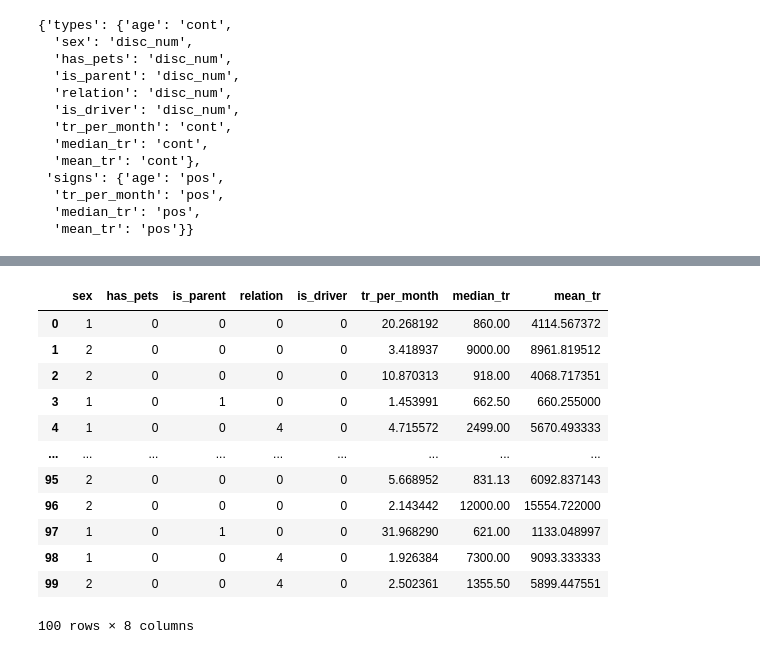
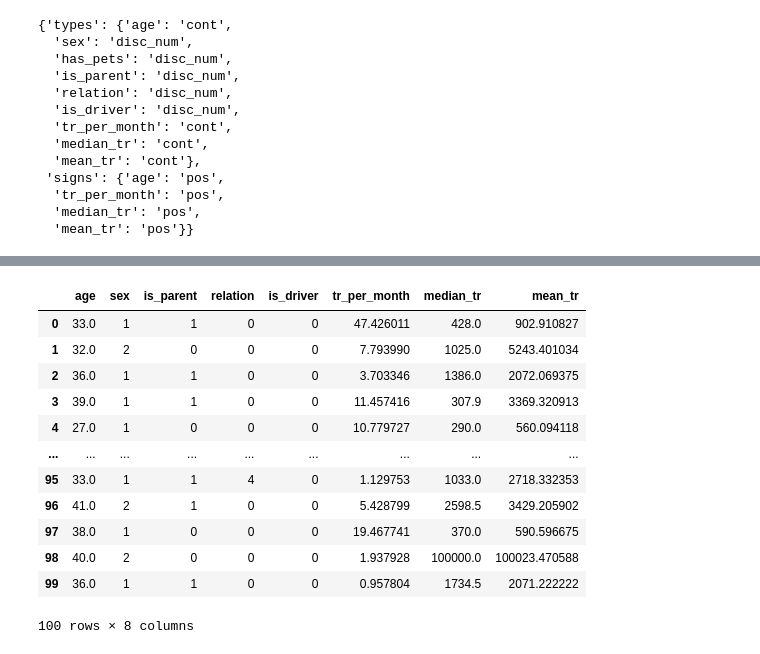
Before and after one commit to aimclub/BAMT, a Jupyter notebook: tutorials/example_socio.ipynb, the cells around one changed output, grey strips where cells are left out. Saved outputs shown, nothing was run; the diff lists cells and outputs as text; code cells hidden in the pictures.

```diff
--- a/tutorials/example_socio.ipynb
+++ b/tutorials/example_socio.ipynb
@@ -85,22 +85,22 @@ bn.get_info()
 # %%
 bn.fit_parameters(data)
 # %%
-test = data[['sex', 'has_pets', 'is_parent', 'relation', 'is_driver', 'tr_per_month', 'median_tr', 'mean_tr']].sample(100)
+test = data[['age', 'sex', 'is_parent', 'relation', 'is_driver', 'tr_per_month', 'median_tr', 'mean_tr']].sample(100)
 test.reset_index(inplace=True, drop=True)
 test
 # %% [output]
-|  | sex | has_pets | is_parent | relation | is_driver | tr_per_month | median_tr | mean_tr |
-| 0 | 1 | 0 | 0 | 0 | 0 | 20.268192 | 860.00 | 4114.567372 |
-| 1 | 2 | 0 | 0 | 0 | 0 | 3.418937 | 9000.00 | 8961.819512 |
-| 2 | 2 | 0 | 0 | 0 | 0 | 10.870313 | 918.00 | 4068.717351 |
-| 3 | 1 | 0 | 1 | 0 | 0 | 1.453991 | 662.50 | 660.255000 |
-| 4 | 1 | 0 | 0 | 4 | 0 | 4.715572 | 2499.00 | 5670.493333 |
+|  | age | sex | is_parent | relation | is_driver | tr_per_month | median_tr | mean_tr |
+| 0 | 33.0 | 1 | 1 | 0 | 0 | 47.426011 | 428.0 | 902.910827 |
+| 1 | 32.0 | 2 | 0 | 0 | 0 | 7.793990 | 1025.0 | 5243.401034 |
+| 2 | 36.0 | 1 | 1 | 0 | 0 | 3.703346 | 1386.0 | 2072.069375 |
+| 3 | 39.0 | 1 | 1 | 0 | 0 | 11.457416 | 307.9 | 3369.320913 |
+| 4 | 27.0 | 1 | 0 | 0 | 0 | 10.779727 | 290.0 | 560.094118 |
 | ... | ... | ... | ... | ... | ... | ... | ... | ... |
-| 95 | 2 | 0 | 0 | 0 | 0 | 5.668952 | 831.13 | 6092.837143 |
-| 96 | 2 | 0 | 0 | 0 | 0 | 2.143442 | 12000.00 | 15554.722000 |
-| 97 | 1 | 0 | 1 | 0 | 0 | 31.968290 | 621.00 | 1133.048997 |
-| 98 | 1 | 0 | 0 | 4 | 0 | 1.926384 | 7300.00 | 9093.333333 |
-| 99 | 2 | 0 | 0 | 4 | 0 | 2.502361 | 1355.50 | 5899.447551 |
+| 95 | 33.0 | 1 | 1 | 4 | 0 | 1.129753 | 1033.0 | 2718.332353 |
+| 96 | 41.0 | 2 | 1 | 0 | 0 | 5.428799 | 2598.5 | 3429.205902 |
+| 97 | 38.0 | 1 | 0 | 0 | 0 | 19.467741 | 370.0 | 590.596675 |
+| 98 | 40.0 | 2 | 0 | 0 | 0 | 1.937928 | 100000.0 | 100023.470588 |
+| 99 | 36.0 | 1 | 1 | 0 | 0 | 0.957804 | 1734.5 | 2071.222222 |
 100 rows × 8 columns
 # %%
 bn.predict(test, 11)
```
Also changed, not shown: parts of 1 cell of this notebook, 2 other files.
